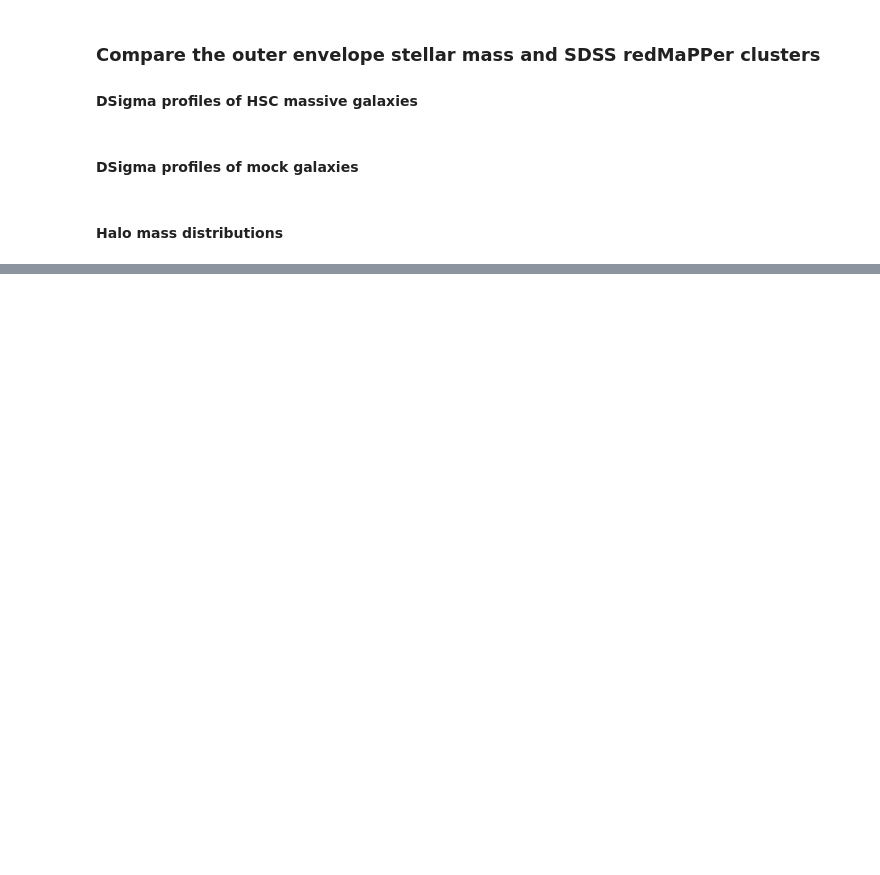
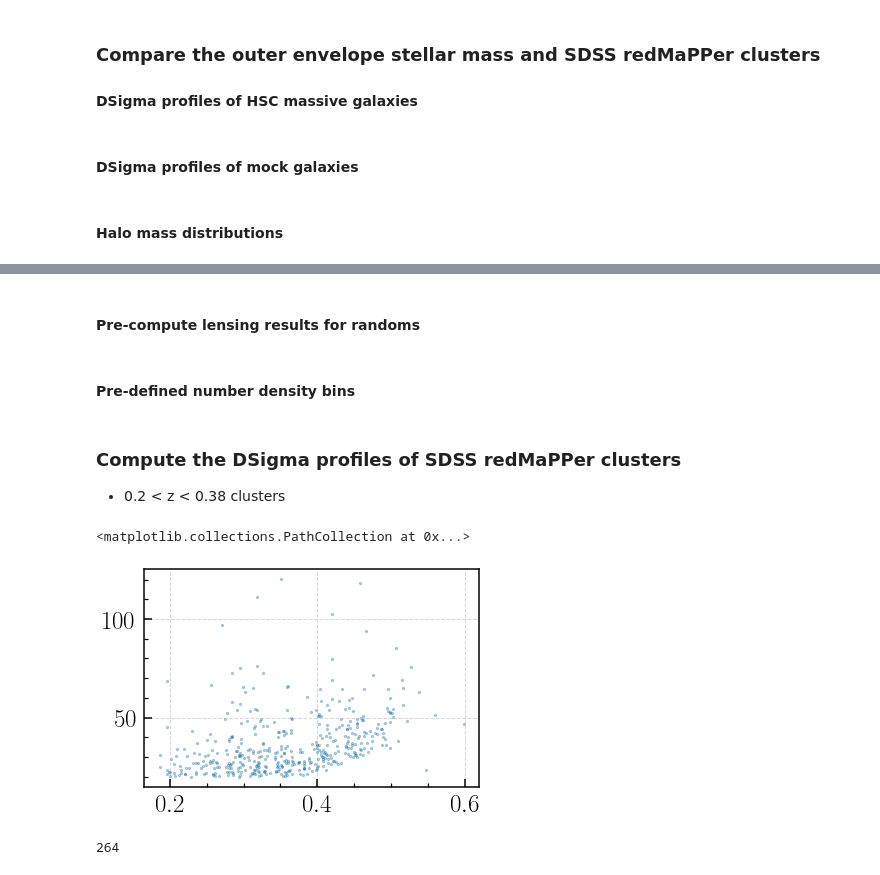
Before and after one commit to dr-guangtou/jianbing, a Jupyter notebook: notebooks/figure/figF1.ipynb, the cells around one changed output, grey strips where cells are left out. Cells and saved outputs as stored; diff of their text form; code cells hidden in the pictures; blank space fills up the shorter version.

```diff
--- a/notebooks/figure/figF1.ipynb
+++ b/notebooks/figure/figF1.ipynb
@@ -62,0 +67,11 @@ sim_mhalo = Table.read(os.path.join(sim_dir, 'sim_merge_mhalo_hist.fits'))
+# %%
+# Pre-compute
+s16a_precompute = os.path.join(data_dir, 'topn_public_s16a_medium_precompute.hdf5')
+
+hsc_pre = Table.read(s16a_precompute, path='hsc_extra')
+
+red_sdss = Table.read(s16a_precompute, path='redm_sdss')
+
+red_hsc = Table.read(s16a_precompute, path='redm_hsc')
+# %% [markdown]
+#### Pre-compute lensing results for randoms
@@ -62,0 +84,2 @@ sim_mhalo = Table.read(os.path.join(sim_dir, 'sim_merge_mhalo_hist.fits'))
+# %% [markdown]
+#### Pre-defined number density bins
@@ -62,0 +88,15 @@ sim_mhalo = Table.read(os.path.join(sim_dir, 'sim_merge_mhalo_hist.fits'))
+# %% [markdown]
+### Compute the DSigma profiles of SDSS redMaPPer clusters
+
+- 0.2 < z < 0.38 clusters
+# %%
+plt.scatter(red_sdss['z_best'], red_sdss['lambda_cluster_redm'], s=5, alpha=0.3)
+# %% [output]
+<matplotlib.collections.PathCollection at 0x...>
+[figure, added]
+# %%
+mask = (red_sdss['z_best'] >= 0.2) & (red_sdss['z_best'] <= 0.4)
+
+print(mask.sum())
+# %% [output]
+264
```
Also changed, not shown: parts of 14 cells of this notebook, 2 other files.
